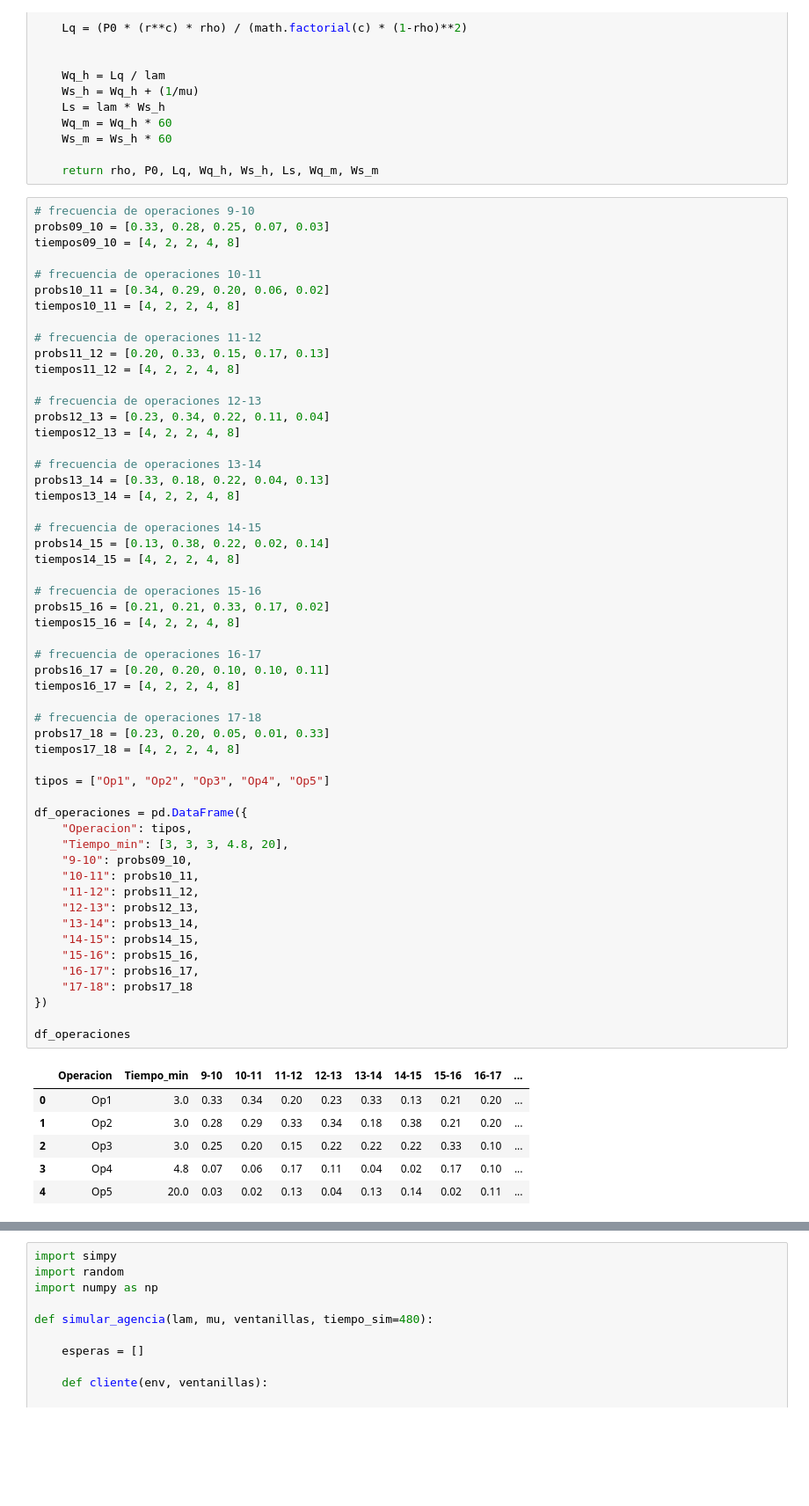
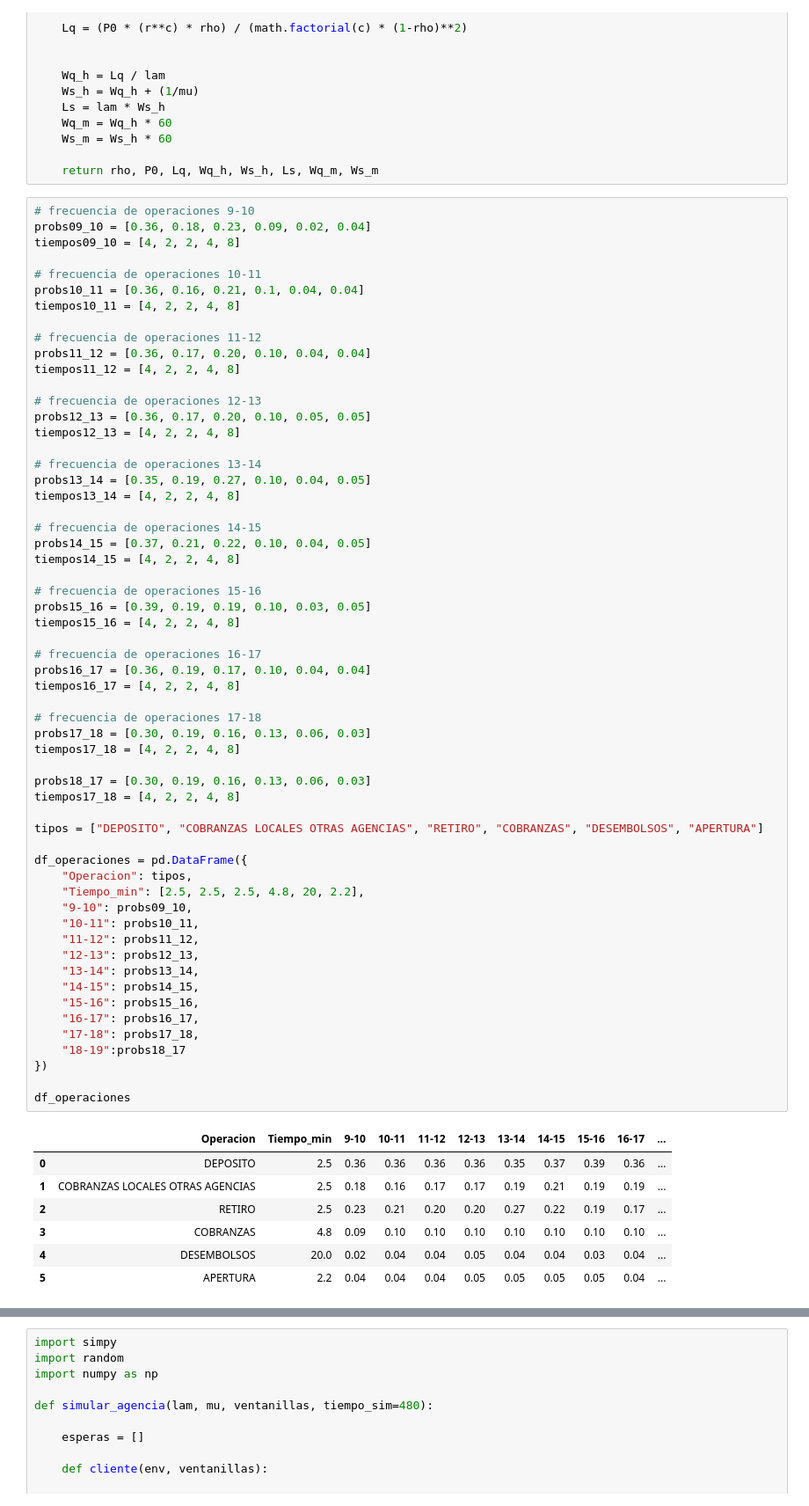
Before and after one commit to antonio-xrp/data_science_ibm, a Jupyter notebook: notebooks/colas.ipynb, the cells around one changed output, grey strips where cells are left out. Shown at 88% size. Drawn from its saved outputs; the diff is of its cells as text; blank space fills up the shorter version.

```diff
--- a/notebooks/colas.ipynb
+++ b/notebooks/colas.ipynb
@@ -81,65 +85,70 @@ def metricas_mmc(lam, mu, c):
     return rho, P0, Lq, Wq_h, Ws_h, Ls, Wq_m, Ws_m
 # %%
 # frecuencia de operaciones 9-10
-probs09_10 = [0.33, 0.28, 0.25, 0.07, 0.03]
+probs09_10 = [0.36, 0.18, 0.23, 0.09, 0.02, 0.04]
 tiempos09_10 = [4, 2, 2, 4, 8]
 
 # frecuencia de operaciones 10-11
-probs10_11 = [0.34, 0.29, 0.20, 0.06, 0.02]
+probs10_11 = [0.36, 0.16, 0.21, 0.1, 0.04, 0.04]
 tiempos10_11 = [4, 2, 2, 4, 8]
 
 # frecuencia de operaciones 11-12
-probs11_12 = [0.20, 0.33, 0.15, 0.17, 0.13]
+probs11_12 = [0.36, 0.17, 0.20, 0.10, 0.04, 0.04]
 tiempos11_12 = [4, 2, 2, 4, 8]
 
 # frecuencia de operaciones 12-13
-probs12_13 = [0.23, 0.34, 0.22, 0.11, 0.04]
+probs12_13 = [0.36, 0.17, 0.20, 0.10, 0.05, 0.05]
 tiempos12_13 = [4, 2, 2, 4, 8]
 
 # frecuencia de operaciones 13-14
-probs13_14 = [0.33, 0.18, 0.22, 0.04, 0.13]
+probs13_14 = [0.35, 0.19, 0.27, 0.10, 0.04, 0.05]
 tiempos13_14 = [4, 2, 2, 4, 8]
 
 # frecuencia de operaciones 14-15
-probs14_15 = [0.13, 0.38, 0.22, 0.02, 0.14]
+probs14_15 = [0.37, 0.21, 0.22, 0.10, 0.04, 0.05]
 tiempos14_15 = [4, 2, 2, 4, 8]
 
 # frecuencia de operaciones 15-16
-probs15_16 = [0.21, 0.21, 0.33, 0.17, 0.02]
+probs15_16 = [0.39, 0.19, 0.19, 0.10, 0.03, 0.05]
 tiempos15_16 = [4, 2, 2, 4, 8]
 
 # frecuencia de operaciones 16-17
-probs16_17 = [0.20, 0.20, 0.10, 0.10, 0.11]
+probs16_17 = [0.36, 0.19, 0.17, 0.10, 0.04, 0.04]
 tiempos16_17 = [4, 2, 2, 4, 8]
 
 # frecuencia de operaciones 17-18
-probs17_18 = [0.23, 0.20, 0.05, 0.01, 0.33]
+probs17_18 = [0.30, 0.19, 0.16, 0.13, 0.06, 0.03]
 tiempos17_18 = [4, 2, 2, 4, 8]
 
-tipos = ["Op1", "Op2", "Op3", "Op4", "Op5"]
+probs18_17 = [0.30, 0.19, 0.16, 0.13, 0.06, 0.03]
+tiempos17_18 = [4, 2, 2, 4, 8]
+
+tipos = ["DEPOSITO", "COBRANZAS LOCALES OTRAS AGENCIAS", "RETIRO", "COBRANZAS", "DESEMBOLSOS", "APERTURA"]
 
 df_operaciones = pd.DataFrame({
     "Operacion": tipos,
-    "Tiempo_min": [3, 3, 3, 4.8, 20],
+    "Tiempo_min": [2.5, 2.5, 2.5, 4.8, 20, 2.2],
     "9-10": probs09_10,
     "10-11": probs10_11,
     "11-12": probs11_12,
     "12-13": probs12_13,
     "13-14": probs13_14,
     "14-15": probs14_15,
     "15-16": probs15_16,
     "16-17": probs16_17,
-    "17-18": probs17_18
+    "17-18": probs17_18,
+    "18-19":probs18_17
 })
 
 df_operaciones
 # %% [output]
 |  | Operacion | Tiempo_min | 9-10 | 10-11 | 11-12 | 12-13 | 13-14 | 14-15 | 15-16 | 16-17 | ... |
-| 0 | Op1 | 3.0 | 0.33 | 0.34 | 0.20 | 0.23 | 0.33 | 0.13 | 0.21 | 0.20 | ... |
-| 1 | Op2 | 3.0 | 0.28 | 0.29 | 0.33 | 0.34 | 0.18 | 0.38 | 0.21 | 0.20 | ... |
-| 2 | Op3 | 3.0 | 0.25 | 0.20 | 0.15 | 0.22 | 0.22 | 0.22 | 0.33 | 0.10 | ... |
-| 3 | Op4 | 4.8 | 0.07 | 0.06 | 0.17 | 0.11 | 0.04 | 0.02 | 0.17 | 0.10 | ... |
-| 4 | Op5 | 20.0 | 0.03 | 0.02 | 0.13 | 0.04 | 0.13 | 0.14 | 0.02 | 0.11 | ... |
+| 0 | DEPOSITO | 2.5 | 0.36 | 0.36 | 0.36 | 0.36 | 0.35 | 0.37 | 0.39 | 0.36 | ... |
+| 1 | COBRANZAS LOCALES OTRAS AGENCIAS | 2.5 | 0.18 | 0.16 | 0.17 | 0.17 | 0.19 | 0.21 | 0.19 | 0.19 | ... |
+| 2 | RETIRO | 2.5 | 0.23 | 0.21 | 0.20 | 0.20 | 0.27 | 0.22 | 0.19 | 0.17 | ... |
+| 3 | COBRANZAS | 4.8 | 0.09 | 0.10 | 0.10 | 0.10 | 0.10 | 0.10 | 0.10 | 0.10 | ... |
+| 4 | DESEMBOLSOS | 20.0 | 0.02 | 0.04 | 0.04 | 0.05 | 0.04 | 0.04 | 0.03 | 0.04 | ... |
+| 5 | APERTURA | 2.2 | 0.04 | 0.04 | 0.04 | 0.05 | 0.05 | 0.05 | 0.05 | 0.04 | ... |
 # %%
 # df["mu"] = df.apply(lambda row: calcular_mu(probs, tiempos), axis=1)
 mu_por_hora = {}
```
Also changed, not shown: parts of 4 cells of this notebook.
